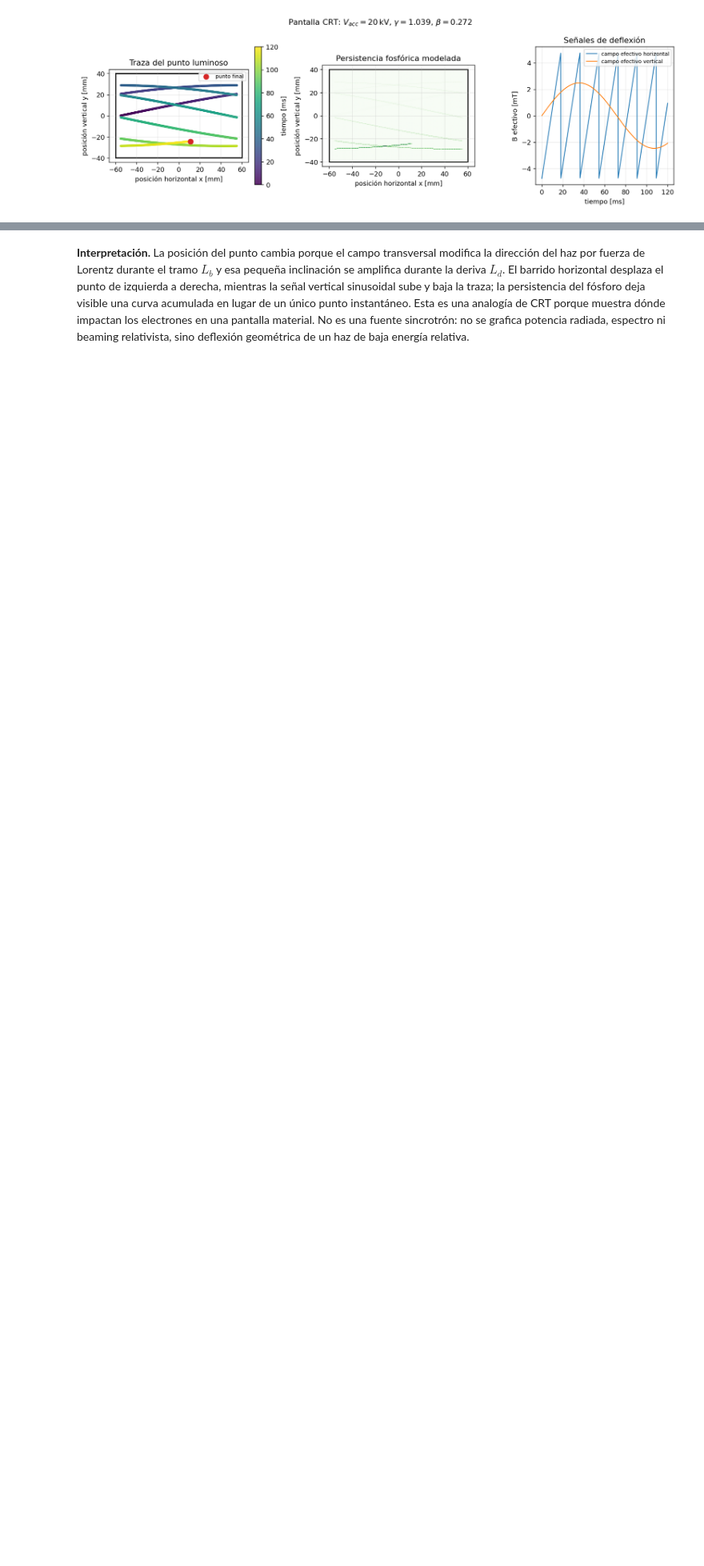
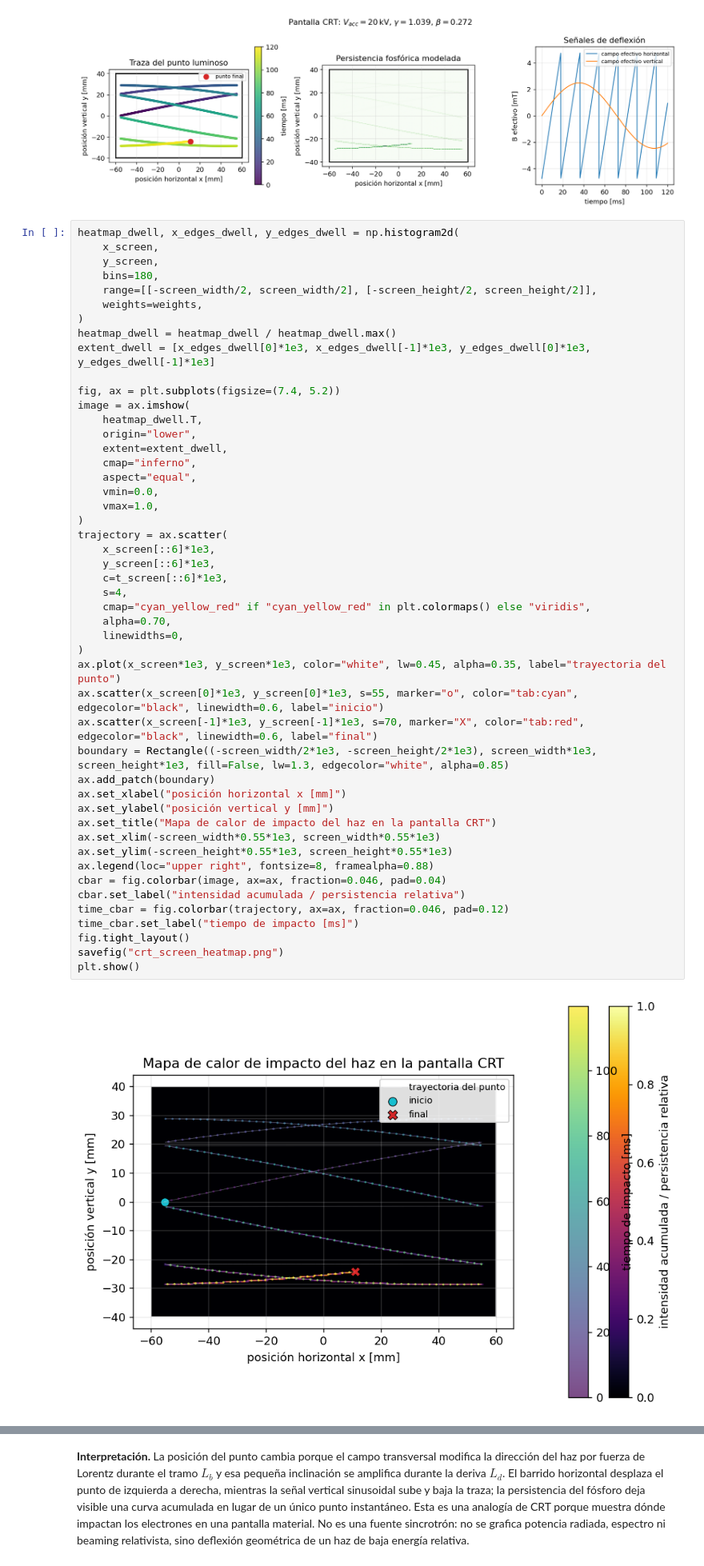
Before and after one commit to JuanJ27/Base, a Jupyter notebook: Python/electrodos/Electro2/electro2.ipynb, the cells around one changed output, grey strips where cells are left out. Shown at 80% size. Drawn from its saved outputs; the diff is of its cells as text; blank space fills up the shorter version.

```diff
--- a/Python/electrodos/Electro2/electro2.ipynb
+++ b/Python/electrodos/Electro2/electro2.ipynb
@@ -630,3 +630,53 @@ savefig("crt_screen_time_evolution.png")
 plt.show()
 # %% [output]
 [figure]
+# %%
+heatmap_dwell, x_edges_dwell, y_edges_dwell = np.histogram2d(
+    x_screen,
+    y_screen,
+    bins=180,
+    range=[[-screen_width/2, screen_width/2], [-screen_height/2, screen_height/2]],
+    weights=weights,
+)
+heatmap_dwell = heatmap_dwell / heatmap_dwell.max()
+extent_dwell = [x_edges_dwell[0]*1e3, x_edges_dwell[-1]*1e3, y_edges_dwell[0]*1e3, y_edges_dwell[-1]*1e3]
+
+fig, ax = plt.subplots(figsize=(7.4, 5.2))
+image = ax.imshow(
+    heatmap_dwell.T,
+    origin="lower",
+    extent=extent_dwell,
+    cmap="inferno",
+    aspect="equal",
+    vmin=0.0,
+    vmax=1.0,
+)
+trajectory = ax.scatter(
+    x_screen[::6]*1e3,
+    y_screen[::6]*1e3,
+    c=t_screen[::6]*1e3,
+    s=4,
+    cmap="cyan_yellow_red" if "cyan_yellow_red" in plt.colormaps() else "viridis",
+    alpha=0.70,
+    linewidths=0,
+)
+ax.plot(x_screen*1e3, y_screen*1e3, color="white", lw=0.45, alpha=0.35, label="trayectoria del punto")
+ax.scatter(x_screen[0]*1e3, y_screen[0]*1e3, s=55, marker="o", color="tab:cyan", edgecolor="black", linewidth=0.6, label="inicio")
+ax.scatter(x_screen[-1]*1e3, y_screen[-1]*1e3, s=70, marker="X", color="tab:red", edgecolor="black", linewidth=0.6, label="final")
+boundary = Rectangle((-screen_width/2*1e3, -screen_height/2*1e3), screen_width*1e3, screen_height*1e3, fill=False, lw=1.3, edgecolor="white", alpha=0.85)
+ax.add_patch(boundary)
+ax.set_xlabel("posición horizontal x [mm]")
+ax.set_ylabel("posición vertical y [mm]")
+ax.set_title("Mapa de calor de impacto del haz en la pantalla CRT")
+ax.set_xlim(-screen_width*0.55*1e3, screen_width*0.55*1e3)
+ax.set_ylim(-screen_height*0.55*1e3, screen_height*0.55*1e3)
+ax.legend(loc="upper right", fontsize=8, framealpha=0.88)
+cbar = fig.colorbar(image, ax=ax, fraction=0.046, pad=0.04)
+cbar.set_label("intensidad acumulada / persistencia relativa")
+time_cbar = fig.colorbar(trajectory, ax=ax, fraction=0.046, pad=0.12)
+time_cbar.set_label("tiempo de impacto [ms]")
+fig.tight_layout()
+savefig("crt_screen_heatmap.png")
+plt.show()
+# %% [output]
+[figure, added]
```
Also changed, not shown: parts of 1 cell of this notebook, 1 other file.
